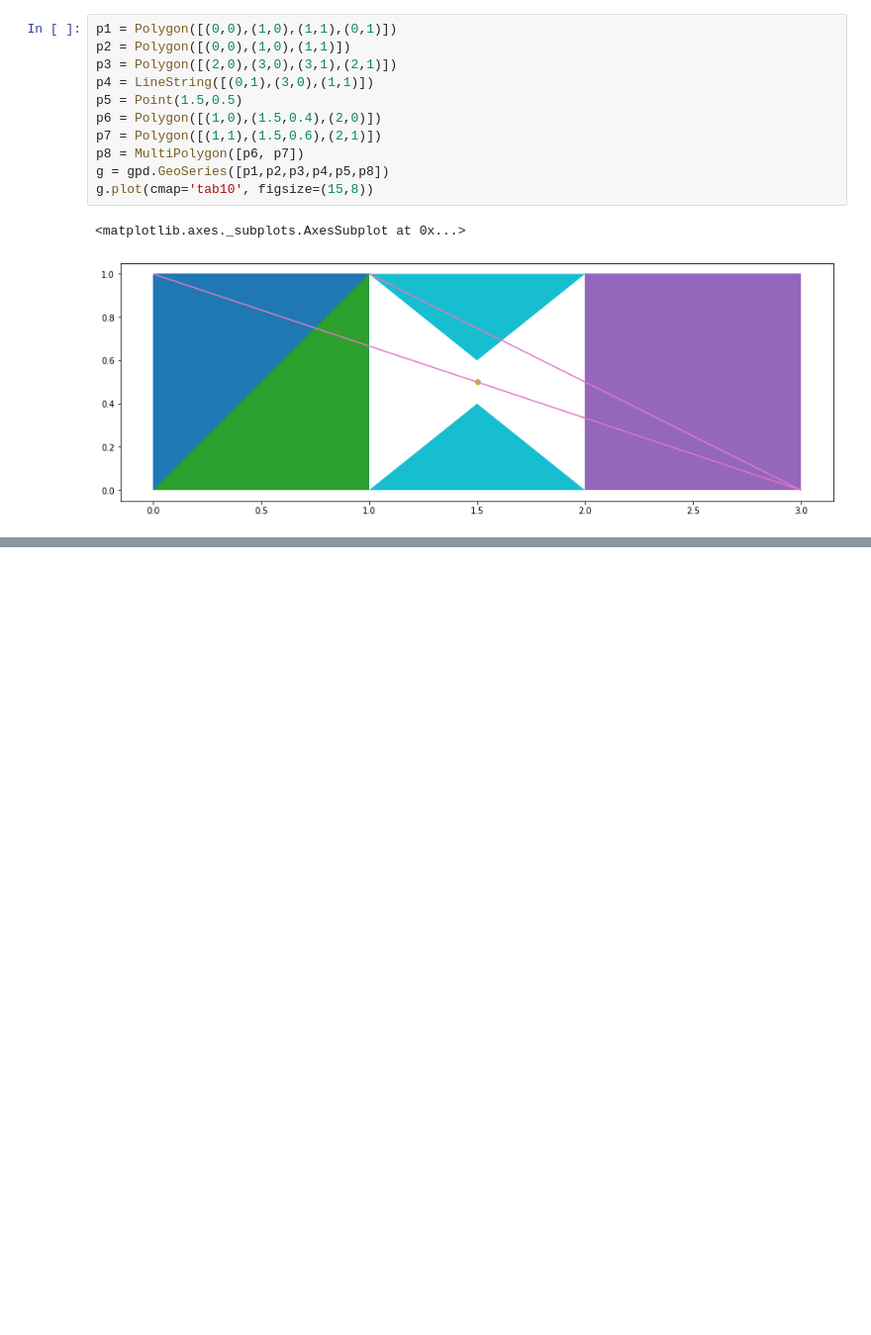
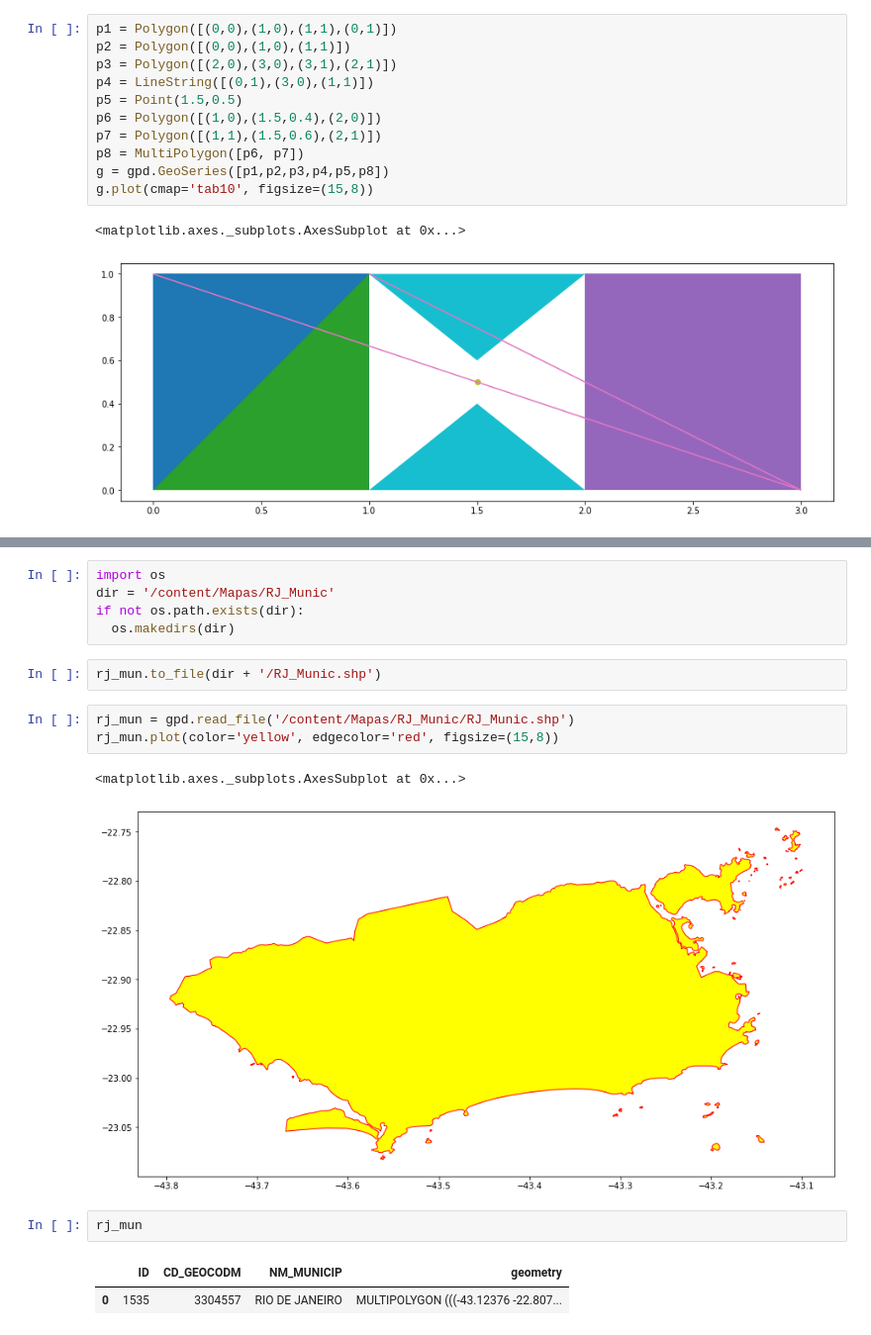
Before and after one commit to julianovale/BB_Evolution, a Jupyter notebook: 0025_AluraBB_Geopandas01.ipynb, the cells around one changed output, grey strips where cells are left out. Shown at 99% size. Cells and saved outputs as stored; diff of their text form; blank space fills up the shorter version.

```diff
--- a/0025_AluraBB_Geopandas01.ipynb
+++ b/0025_AluraBB_Geopandas01.ipynb
@@ -85,0 +99,18 @@ g.plot(cmap='tab10', figsize=(15,8))
+# %%
+import os
+dir = '/content/Mapas/RJ_Munic'
+if not os.path.exists(dir):
+  os.makedirs(dir)
+# %%
+rj_mun.to_file(dir + '/RJ_Munic.shp')
+# %%
+rj_mun = gpd.read_file('/content/Mapas/RJ_Munic/RJ_Munic.shp')
+rj_mun.plot(color='yellow', edgecolor='red', figsize=(15,8))
+# %% [output]
+<matplotlib.axes._subplots.AxesSubplot at 0x...>
+[figure, added]
+# %%
+rj_mun
+# %% [output]
+|  | ID | CD_GEOCODM | NM_MUNICIP | geometry |
+| 0 | 1535 | 3304557 | RIO DE JANEIRO | MULTIPOLYGON (((-43.12376 -22.807... |
```
Also changed, not shown: parts of 6 cells of this notebook.
